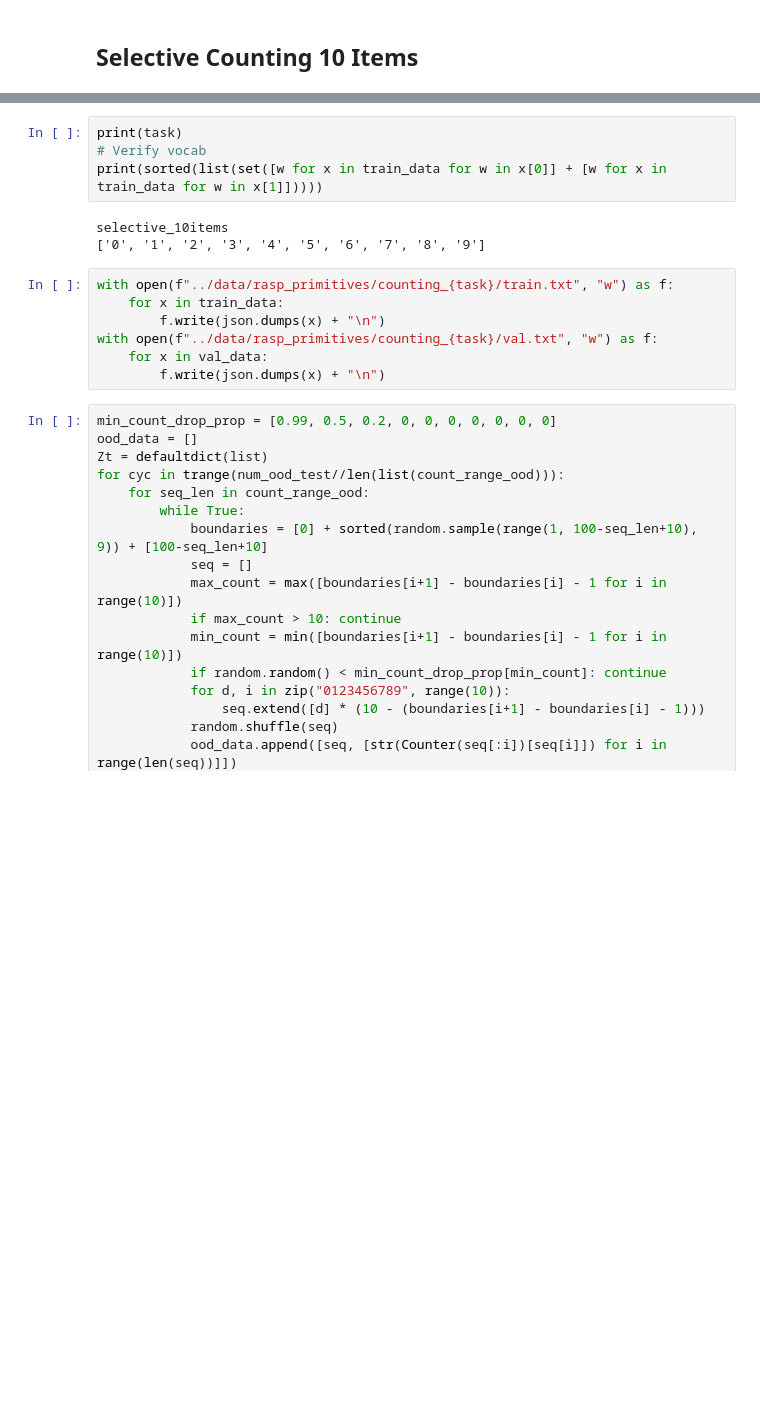
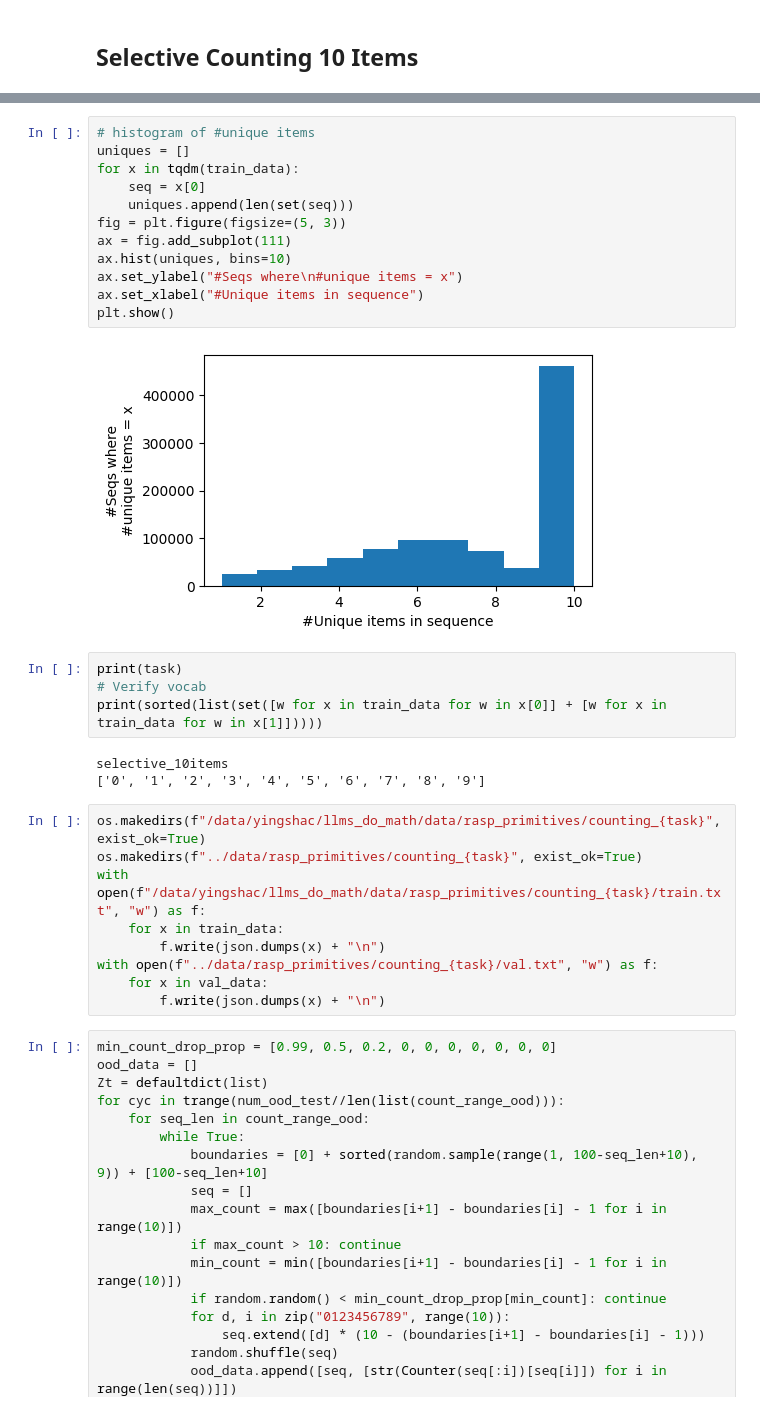
Before and after one commit to zdxdsw/inductive_counting_with_LMs, a Jupyter notebook: notebooks/counting.ipynb, the cells around one changed output, grey strips where cells are left out. Saved outputs shown, nothing was run; the diff lists cells and outputs as text; blank space fills up the shorter version.

```diff
--- a/notebooks/counting.ipynb
+++ b/notebooks/counting.ipynb
@@ -1030,3 +1069,17 @@ plt.show()
+# %%
+# histogram of #unique items
+uniques = []
+for x in tqdm(train_data):
+    seq = x[0]
+    uniques.append(len(set(seq)))
+fig = plt.figure(figsize=(5, 3))
+ax = fig.add_subplot(111)
+ax.hist(uniques, bins=10)
+ax.set_ylabel("#Seqs where\n#unique items = x")
+ax.set_xlabel("#Unique items in sequence")
+plt.show()
+# %% [output]
+[figure, added]
 # %%
 print(task)
 # Verify vocab
@@ -1035,7 +1088,9 @@ print(sorted(list(set([w for x in train_data for w in x[0]] + [w for x in train_
 selective_10items
 ['0', '1', '2', '3', '4', '5', '6', '7', '8', '9']
 # %%
-with open(f"../data/rasp_primitives/counting_{task}/train.txt", "w") as f:
+os.makedirs(f"/data/yingshac/llms_do_math/data/rasp_primitives/counting_{task}", exist_ok=True)
+os.makedirs(f"../data/rasp_primitives/counting_{task}", exist_ok=True)
+with open(f"/data/yingshac/llms_do_math/data/rasp_primitives/counting_{task}/train.txt", "w") as f:
     for x in train_data:
         f.write(json.dumps(x) + "\n")
 with open(f"../data/rasp_primitives/counting_{task}/val.txt", "w") as f:
```
Also changed, not shown: parts of 39 cells of this notebook, 12 other files.
